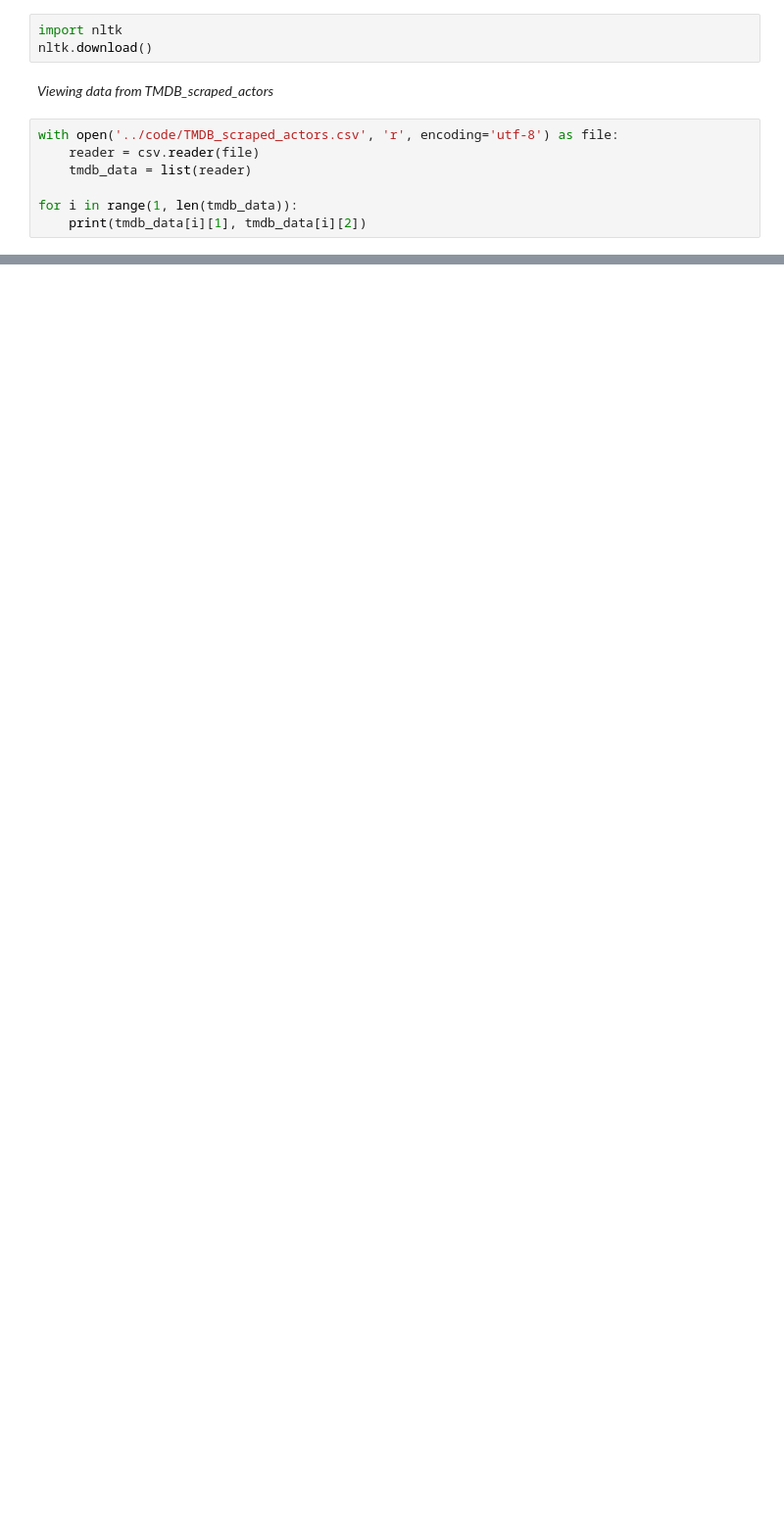
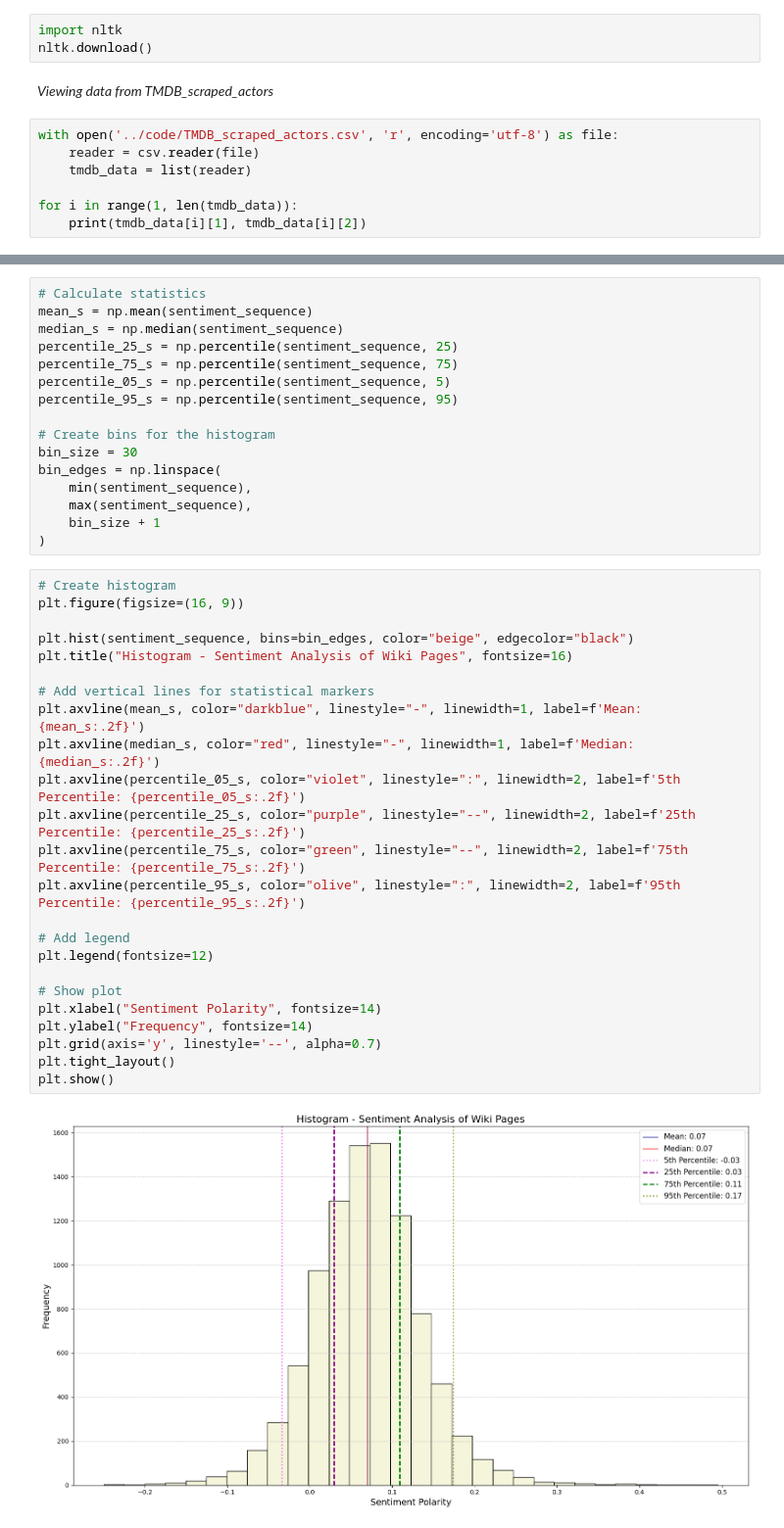
Before and after one commit to AleksandarLukic96/02805_Final_project, a Jupyter notebook: code/Natural_Language_Processing.ipynb, the cells around one changed output, grey strips where cells are left out. Shown at 98% size. Saved outputs shown, nothing was run; the diff lists cells and outputs as text; blank space fills up the shorter version.

```diff
--- a/code/Natural_Language_Processing.ipynb
+++ b/code/Natural_Language_Processing.ipynb
@@ -122,0 +150,42 @@ plt.show()
+# %%
+# Calculate statistics
+mean_s = np.mean(sentiment_sequence)
+median_s = np.median(sentiment_sequence)
+percentile_25_s = np.percentile(sentiment_sequence, 25)
+percentile_75_s = np.percentile(sentiment_sequence, 75)
+percentile_05_s = np.percentile(sentiment_sequence, 5)
+percentile_95_s = np.percentile(sentiment_sequence, 95)
+
+# Create bins for the histogram
+bin_size = 30
+bin_edges = np.linspace(
+    min(sentiment_sequence),
+    max(sentiment_sequence),
+    bin_size + 1
+)
+# %%
+# Create histogram
+plt.figure(figsize=(16, 9))
+
+plt.hist(sentiment_sequence, bins=bin_edges, color="beige", edgecolor="black")
+plt.title("Histogram - Sentiment Analysis of Wiki Pages", fontsize=16)
+
+# Add vertical lines for statistical markers
+plt.axvline(mean_s, color="darkblue", linestyle="-", linewidth=1, label=f'Mean: {mean_s:.2f}')
+plt.axvline(median_s, color="red", linestyle="-", linewidth=1, label=f'Median: {median_s:.2f}')
+plt.axvline(percentile_05_s, color="violet", linestyle=":", linewidth=2, label=f'5th Percentile: {percentile_05_s:.2f}')
+plt.axvline(percentile_25_s, color="purple", linestyle="--", linewidth=2, label=f'25th Percentile: {percentile_25_s:.2f}')
+plt.axvline(percentile_75_s, color="green", linestyle="--", linewidth=2, label=f'75th Percentile: {percentile_75_s:.2f}')
+plt.axvline(percentile_95_s, color="olive", linestyle=":", linewidth=2, label=f'95th Percentile: {percentile_95_s:.2f}')
+
+# Add legend
+plt.legend(fontsize=12)
+
+# Show plot
+plt.xlabel("Sentiment Polarity", fontsize=14)
+plt.ylabel("Frequency", fontsize=14)
+plt.grid(axis='y', linestyle='--', alpha=0.7)
+plt.tight_layout()
+plt.show()
+# %% [output]
+[figure, added]
```
Also changed, not shown: parts of 22 cells of this notebook.
